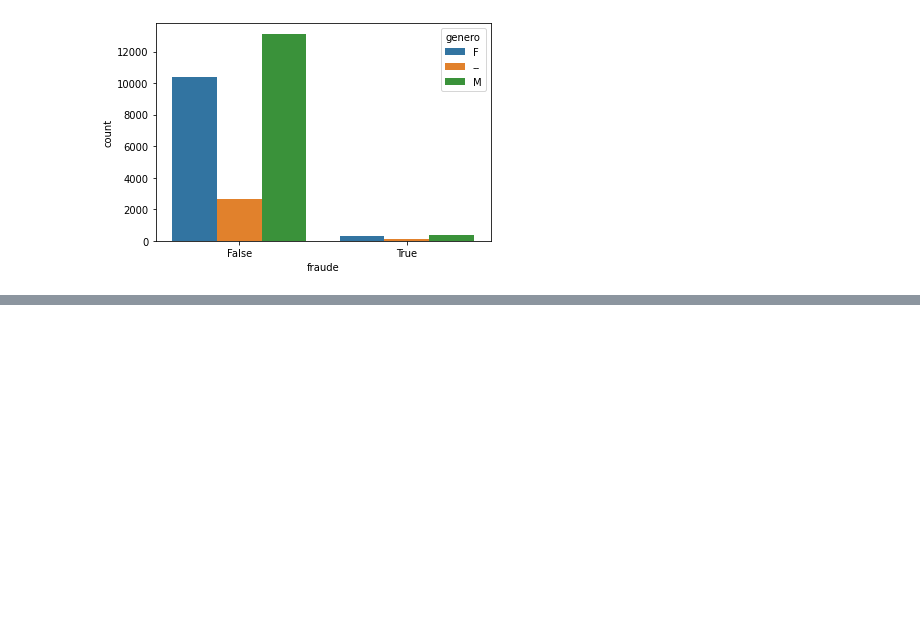
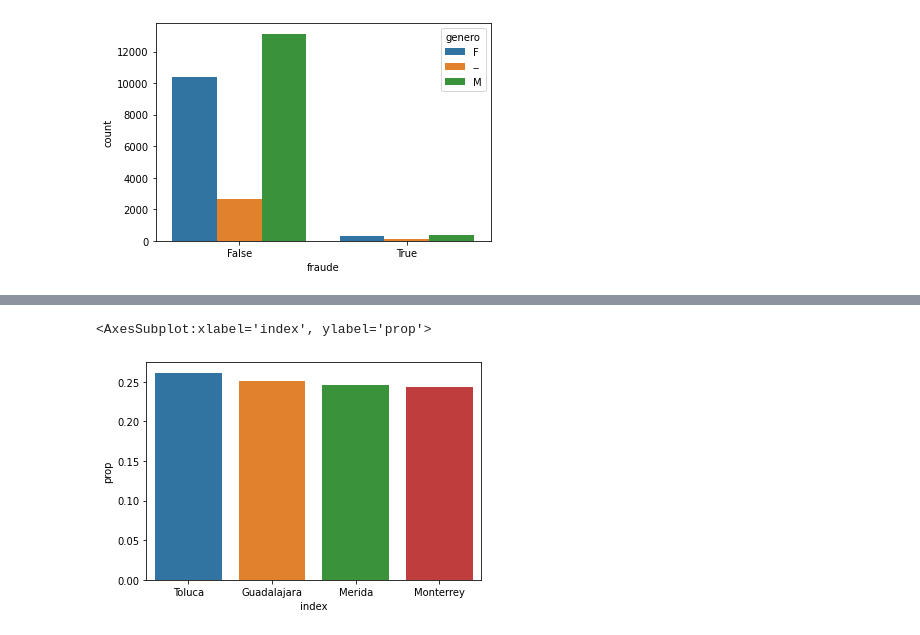
Before and after one commit to ElenaVillano/challenge_rpmx, a Jupyter notebook: notebooks/eda.ipynb, the cells around one changed output, grey strips where cells are left out. Saved outputs shown, nothing was run; the diff lists cells and outputs as text; code cells hidden in the pictures; blank space fills up the shorter version.

```diff
--- a/notebooks/eda.ipynb
+++ b/notebooks/eda.ipynb
@@ -181,0 +325,3 @@ sns.countplot(x='fraude',hue='genero',data=df)
+# %%
+prop1= df_no_fraude['ciudad'].value_counts(normalize=True).reset_index(name='prop')
+prop2= df_fraude['ciudad'].value_counts(normalize=True).reset_index(name='prop')
@@ -181,0 +336,5 @@ sns.countplot(x='fraude',hue='genero',data=df)
+# %%
+sns.barplot(x='index',y='prop',data=prop1)
+# %% [output]
+<AxesSubplot:xlabel='index', ylabel='prop'>
+[figure, added]
```
Also changed, not shown: parts of 35 cells of this notebook.
